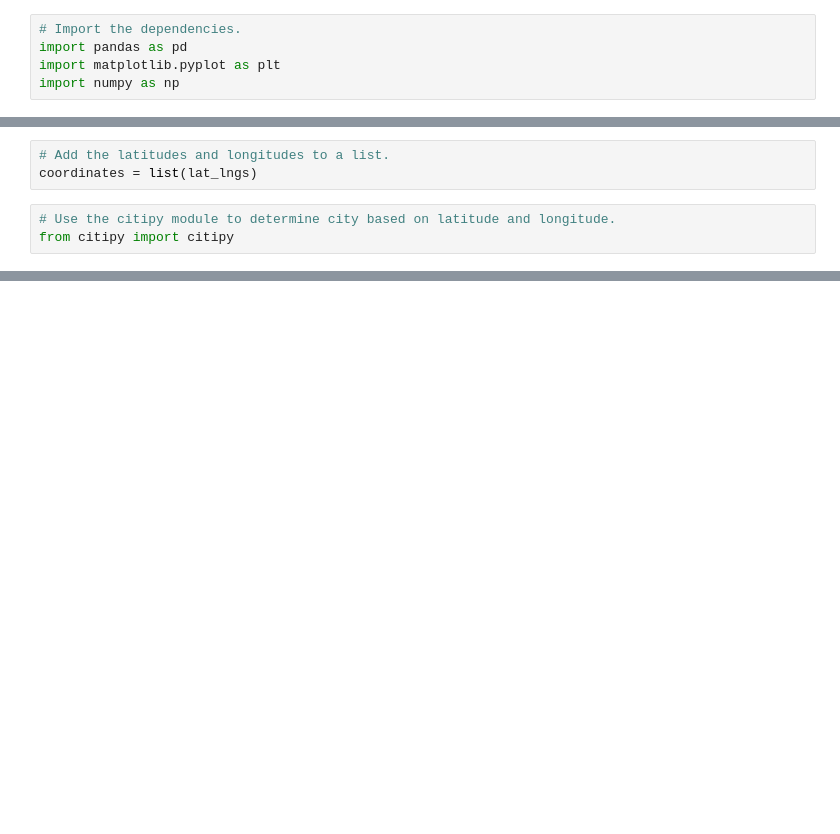
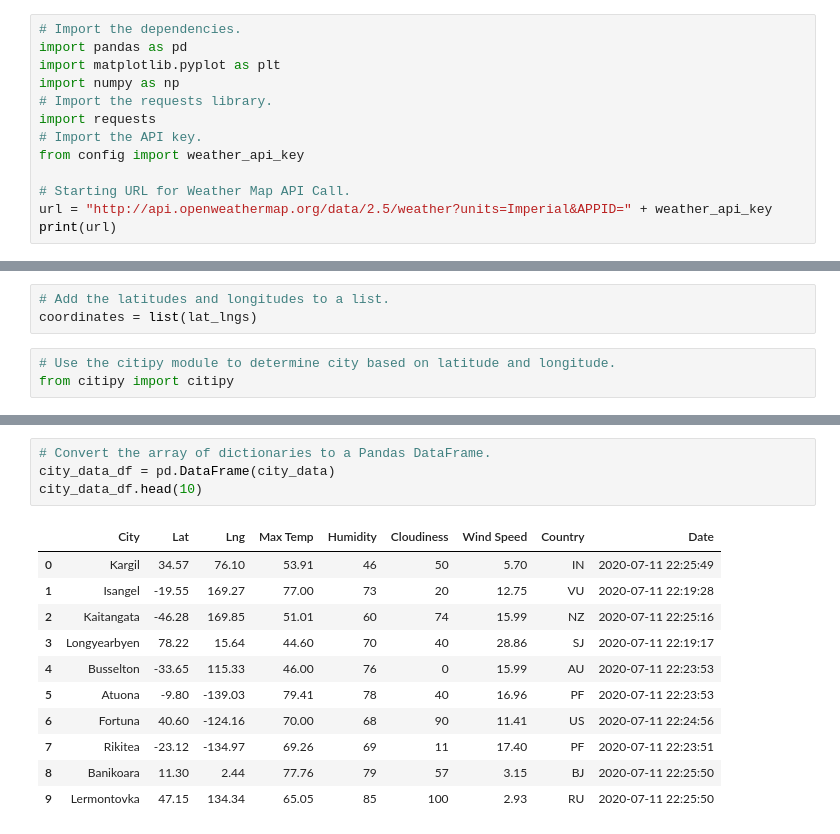
Before and after one commit to rvasquez1019/World_Weather_Analysis, a Jupyter notebook: WeatherPy.ipynb, the cells around one changed output, grey strips where cells are left out. Saved outputs shown, nothing was run; the diff lists cells and outputs as text; blank space fills up the shorter version.

```diff
--- a/WeatherPy.ipynb
+++ b/WeatherPy.ipynb
@@ -3,3 +3,11 @@
 import pandas as pd
 import matplotlib.pyplot as plt
 import numpy as np
+# Import the requests library.
+import requests
+# Import the API key.
+from config import weather_api_key
+
+# Starting URL for Weather Map API Call.
+url = "http://api.openweathermap.org/data/2.5/weather?units=Imperial&APPID=" + weather_api_key
+print(url)
@@ -32,0 +125,16 @@ len(cities)
+# %%
+# Convert the array of dictionaries to a Pandas DataFrame.
+city_data_df = pd.DataFrame(city_data)
+city_data_df.head(10)
+# %% [output]
+|  | City | Lat | Lng | Max Temp | Humidity | Cloudiness | Wind Speed | Country | Date |
+| 0 | Kargil | 34.57 | 76.10 | 53.91 | 46 | 50 | 5.70 | IN | 2020-07-11 22:25:49 |
+| 1 | Isangel | -19.55 | 169.27 | 77.00 | 73 | 20 | 12.75 | VU | 2020-07-11 22:19:28 |
+| 2 | Kaitangata | -46.28 | 169.85 | 51.01 | 60 | 74 | 15.99 | NZ | 2020-07-11 22:25:16 |
+| 3 | Longyearbyen | 78.22 | 15.64 | 44.60 | 70 | 40 | 28.86 | SJ | 2020-07-11 22:19:17 |
+| 4 | Busselton | -33.65 | 115.33 | 46.00 | 76 | 0 | 15.99 | AU | 2020-07-11 22:23:53 |
+| 5 | Atuona | -9.80 | -139.03 | 79.41 | 78 | 40 | 16.96 | PF | 2020-07-11 22:23:53 |
+| 6 | Fortuna | 40.60 | -124.16 | 70.00 | 68 | 90 | 11.41 | US | 2020-07-11 22:24:56 |
+| 7 | Rikitea | -23.12 | -134.97 | 69.26 | 69 | 11 | 17.40 | PF | 2020-07-11 22:23:51 |
+| 8 | Banikoara | 11.30 | 2.44 | 77.76 | 79 | 57 | 3.15 | BJ | 2020-07-11 22:25:50 |
+| 9 | Lermontovka | 47.15 | 134.34 | 65.05 | 85 | 100 | 2.93 | RU | 2020-07-11 22:25:50 |
```
Also changed, not shown: parts of 6 cells of this notebook.
